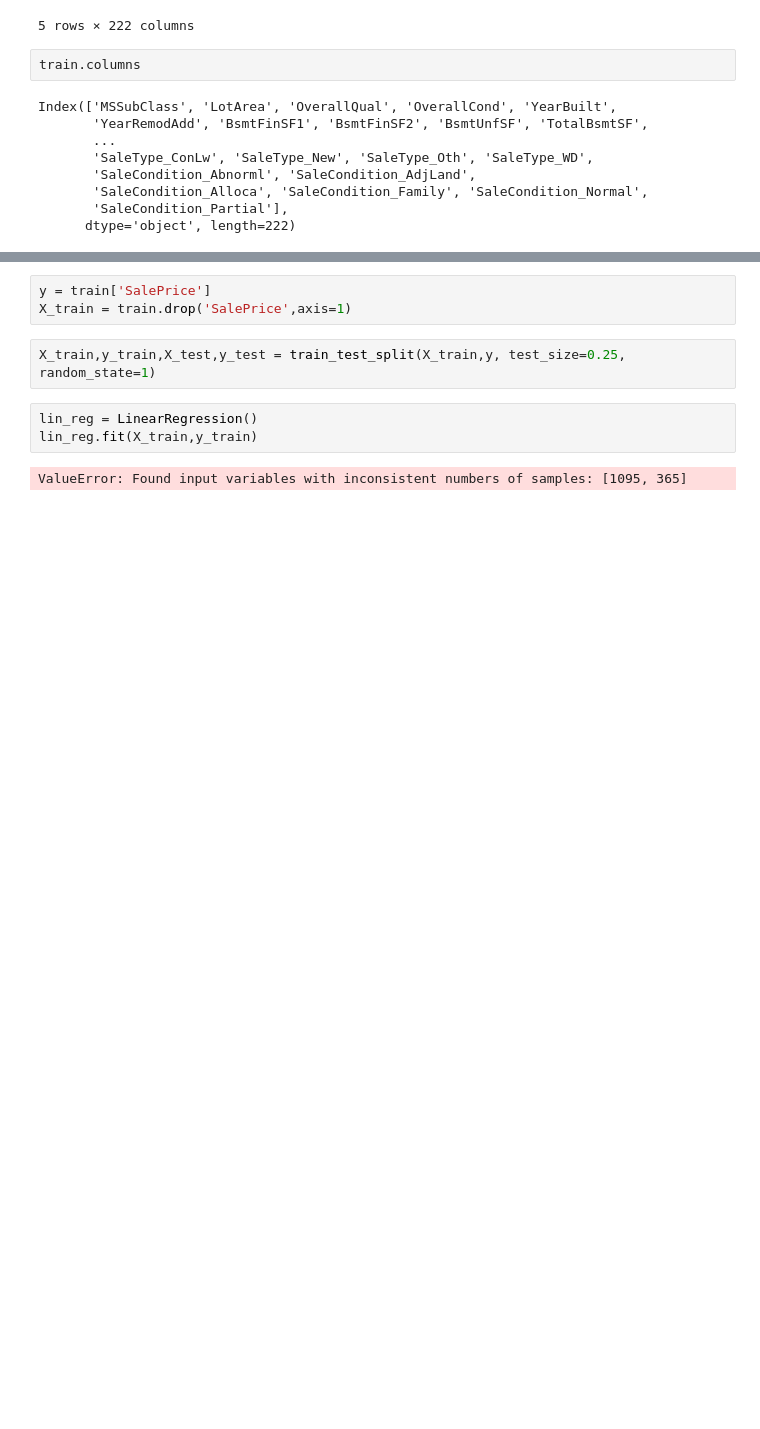
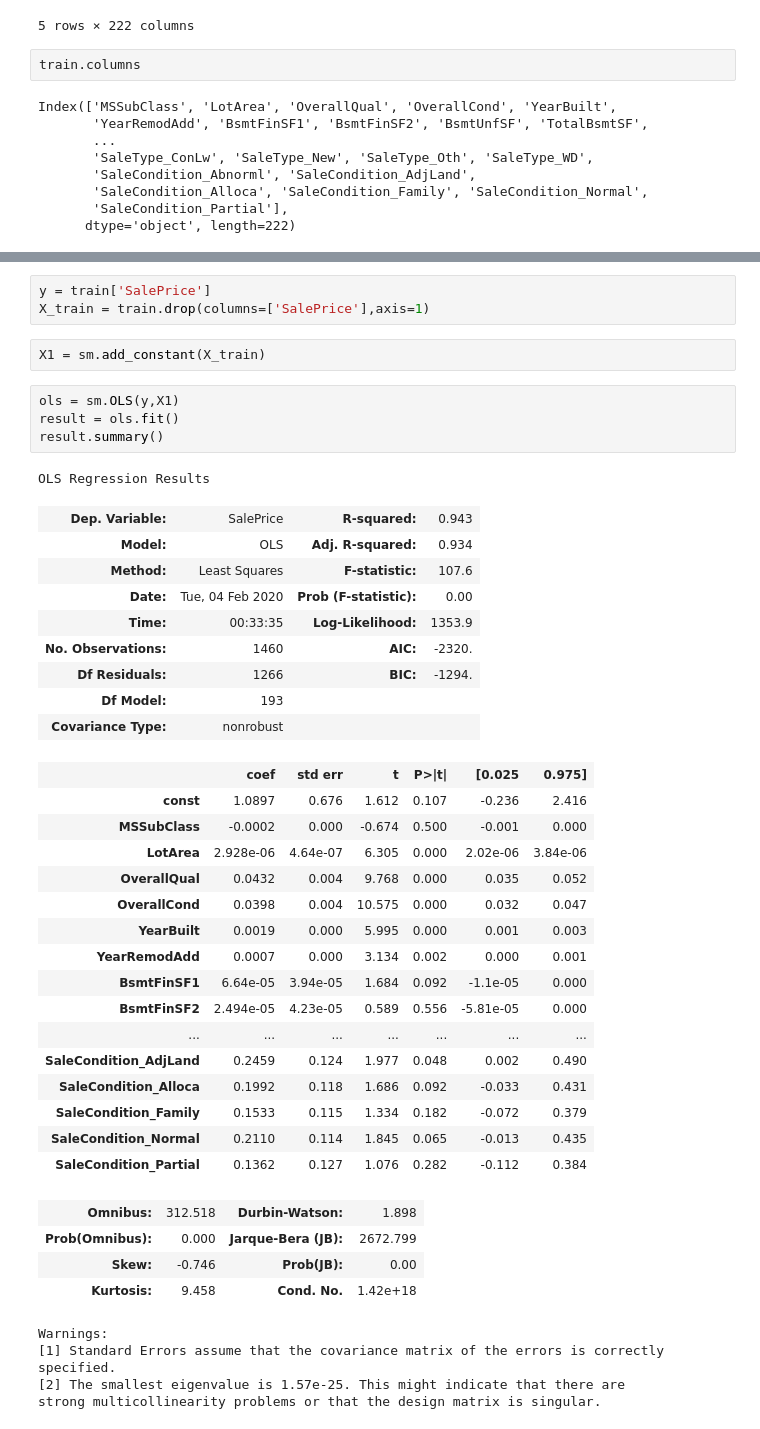
Before and after one commit to aabdygaziev/housing_prices, a Jupyter notebook: Untitled.ipynb, the cells around one changed output, grey strips where cells are left out. Saved outputs shown, nothing was run; the diff lists cells and outputs as text; blank space fills up the shorter version.

Commit message:
ols model

```diff
--- a/Untitled.ipynb
+++ b/Untitled.ipynb
@@ -355,10 +356,44 @@ from sklearn.model_selection import train_test_split
 # %%
 y = train['SalePrice']
-X_train = train.drop('SalePrice',axis=1)
+X_train = train.drop(columns=['SalePrice'],axis=1)
-# %%
-X_train,y_train,X_test,y_test = train_test_split(X_train,y, test_size=0.25, random_state=1)
-# %%
-lin_reg = LinearRegression()
-lin_reg.fit(X_train,y_train)
-# %% [output]
-ValueError: Found input variables with inconsistent numbers of samples: [1095, 365]
+# %%
+X1 = sm.add_constant(X_train)
+# %%
+ols = sm.OLS(y,X1)
+result = ols.fit()
+result.summary()
+# %% [output]
+OLS Regression Results
+| Dep. Variable: | SalePrice | R-squared: | 0.943 |
+| Model: | OLS | Adj. R-squared: | 0.934 |
+| Method: | Least Squares | F-statistic: | 107.6 |
+| Date: | Tue, 04 Feb 2020 | Prob (F-statistic): | 0.00 |
+| Time: | 00:33:35 | Log-Likelihood: | 1353.9 |
+| No. Observations: | 1460 | AIC: | -2320. |
+| Df Residuals: | 1266 | BIC: | -1294. |
+| Df Model: | 193 |  |  |
+| Covariance Type: | nonrobust |  |  |
+|  | coef | std err | t | P>|t| | [0.025 | 0.975] |
+| const | 1.0897 | 0.676 | 1.612 | 0.107 | -0.236 | 2.416 |
+| MSSubClass | -0.0002 | 0.000 | -0.674 | 0.500 | -0.001 | 0.000 |
+| LotArea | 2.928e-06 | 4.64e-07 | 6.305 | 0.000 | 2.02e-06 | 3.84e-06 |
+| OverallQual | 0.0432 | 0.004 | 9.768 | 0.000 | 0.035 | 0.052 |
+| OverallCond | 0.0398 | 0.004 | 10.575 | 0.000 | 0.032 | 0.047 |
+| YearBuilt | 0.0019 | 0.000 | 5.995 | 0.000 | 0.001 | 0.003 |
+| YearRemodAdd | 0.0007 | 0.000 | 3.134 | 0.002 | 0.000 | 0.001 |
+| BsmtFinSF1 | 6.64e-05 | 3.94e-05 | 1.684 | 0.092 | -1.1e-05 | 0.000 |
+| BsmtFinSF2 | 2.494e-05 | 4.23e-05 | 0.589 | 0.556 | -5.81e-05 | 0.000 |
+| ... | ... | ... | ... | ... | ... | ... |
+| SaleCondition_AdjLand | 0.2459 | 0.124 | 1.977 | 0.048 | 0.002 | 0.490 |
+| SaleCondition_Alloca | 0.1992 | 0.118 | 1.686 | 0.092 | -0.033 | 0.431 |
+| SaleCondition_Family | 0.1533 | 0.115 | 1.334 | 0.182 | -0.072 | 0.379 |
+| SaleCondition_Normal | 0.2110 | 0.114 | 1.845 | 0.065 | -0.013 | 0.435 |
+| SaleCondition_Partial | 0.1362 | 0.127 | 1.076 | 0.282 | -0.112 | 0.384 |
+| Omnibus: | 312.518 | Durbin-Watson: | 1.898 |
+| Prob(Omnibus): | 0.000 | Jarque-Bera (JB): | 2672.799 |
+| Skew: | -0.746 | Prob(JB): | 0.00 |
+| Kurtosis: | 9.458 | Cond. No. | 1.42e+18 |
+Warnings:
+[1] Standard Errors assume that the covariance matrix of the errors is correctly specified.
+[2] The smallest eigenvalue is 1.57e-25. This might indicate that there are
+strong multicollinearity problems or that the design matrix is singular.
```
Also changed, not shown: parts of 1 cell of this notebook.
